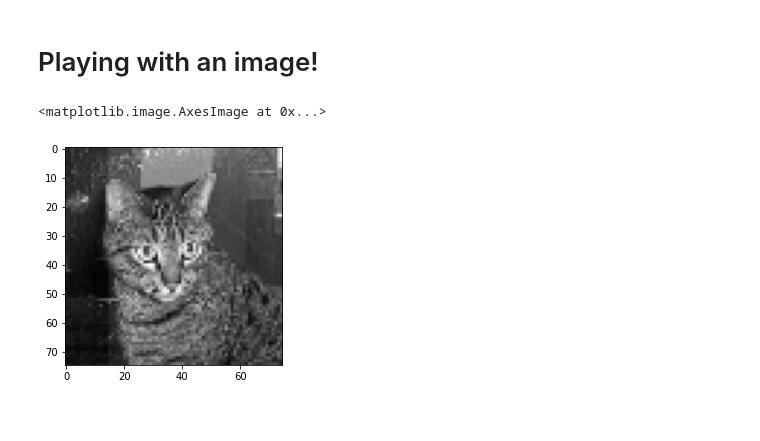
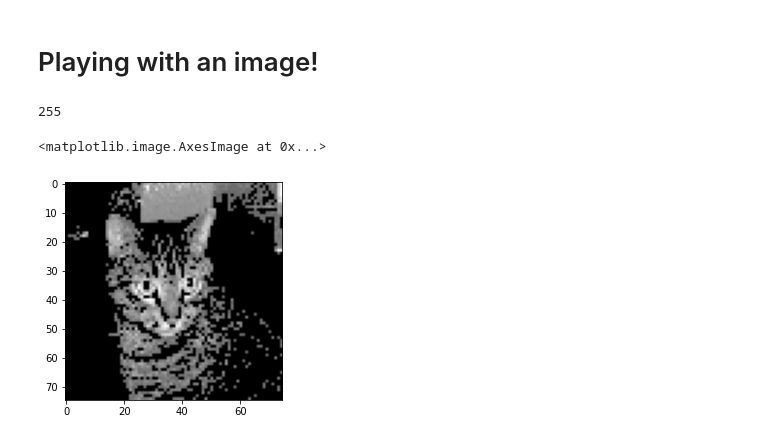
Before and after one commit to Daniel-Ros/DataSiceneIIFinalWork, a Jupyter notebook: catsvsdogs.ipynb, the cells around one changed output. Cells and saved outputs as stored; diff of their text form; code cells hidden in the pictures.

```diff
--- a/catsvsdogs.ipynb
+++ b/catsvsdogs.ipynb
@@ -22,12 +22,22 @@ SIZE = 75
 # %% [markdown]
 # Playing with an image!
 # %%
-img = cv.imread('data/Cats and dogs/train/cat.1.jpg' , 0)
-img = cv.resize(img , (75,75))
-plt.imshow(img ,cmap='gray')
+img = cv.imread('data/Cats and dogs/train/cat.1.jpg' ,0 )
+img = cv.resize(img , (SIZE,SIZE))
+ret, thresh1 = cv.threshold(img, 120, 255, cv.THRESH_BINARY + cv.THRESH_OTSU)
+print(thresh1[0][74])
+
+for x in range(SIZE):
+    for y in range(SIZE):
+        if thresh1[x][y]==0:
+            img[x][y]=0
+
+
+plt.imshow(img,cmap='gray')
 # %% [output]
-<matplotlib.image.AxesImage at 0x...>
+255
+<matplotlib.image.AxesImage at 0x...>
-[figure, old version]
+[figure, new version]
 # %%
 def procces_image(img_path):
     img = cv.imread(img_path ,0)
```
Also changed, not shown: parts of 8 cells of this notebook.
